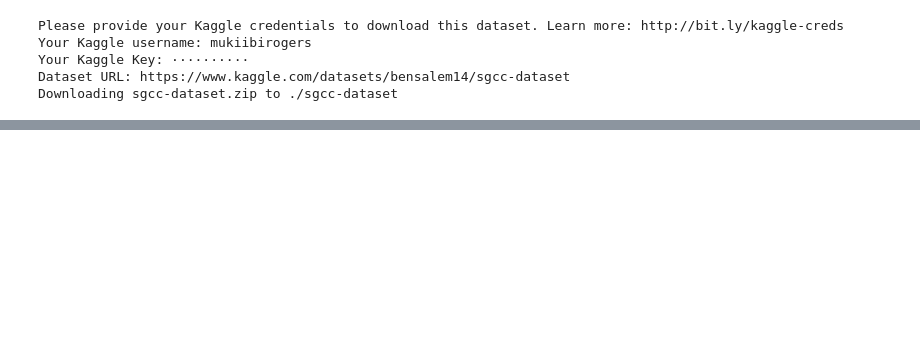
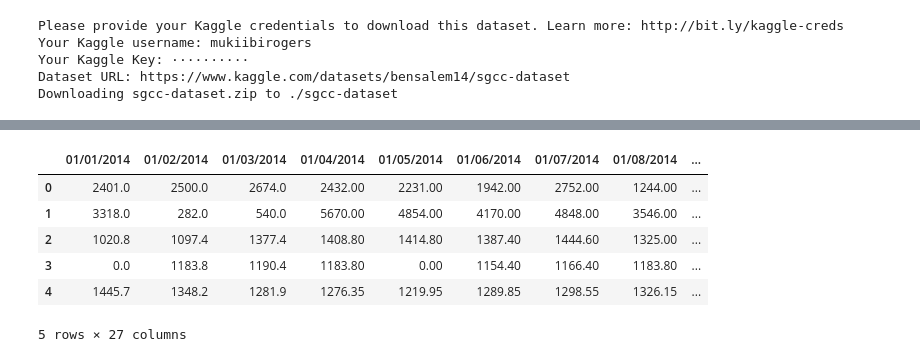
Before and after one commit to shawal-mbalire/a2sv, a Jupyter notebook: models.ipynb, the cells around one changed output, grey strips where cells are left out. Saved outputs shown, nothing was run; the diff lists cells and outputs as text; code cells hidden in the pictures; blank space fills up the shorter version.

```diff
--- a/models.ipynb
+++ b/models.ipynb
@@ -32,0 +54,22 @@ Downloading sgcc-dataset.zip to ./sgcc-dataset
+# %%
+# dropping CONS_NO because it is irrelevant
+df.drop(columns=['CONS_NO'], inplace=True)
+# %%
+# adding 0 to the header dates without 0s at the start
+new_cols=[]
+for i in df.columns:
+    if i[0]=='1':
+        new_cols.append("0"+i)
+    else :
+        new_cols.append(i)
+
+df.columns=new_cols
+df.head()
+# %% [output]
+|  | 01/01/2014 | 01/02/2014 | 01/03/2014 | 01/04/2014 | 01/05/2014 | 01/06/2014 | 01/07/2014 | 01/08/2014 | ... |
+| 0 | 2401.0 | 2500.0 | 2674.0 | 2432.00 | 2231.00 | 1942.00 | 2752.00 | 1244.00 | ... |
+| 1 | 3318.0 | 282.0 | 540.0 | 5670.00 | 4854.00 | 4170.00 | 4848.00 | 3546.00 | ... |
+| 2 | 1020.8 | 1097.4 | 1377.4 | 1408.80 | 1414.80 | 1387.40 | 1444.60 | 1325.00 | ... |
+| 3 | 0.0 | 1183.8 | 1190.4 | 1183.80 | 0.00 | 1154.40 | 1166.40 | 1183.80 | ... |
+| 4 | 1445.7 | 1348.2 | 1281.9 | 1276.35 | 1219.95 | 1289.85 | 1298.55 | 1326.15 | ... |
+5 rows × 27 columns
```
Also changed, not shown: parts of 10 cells of this notebook.
